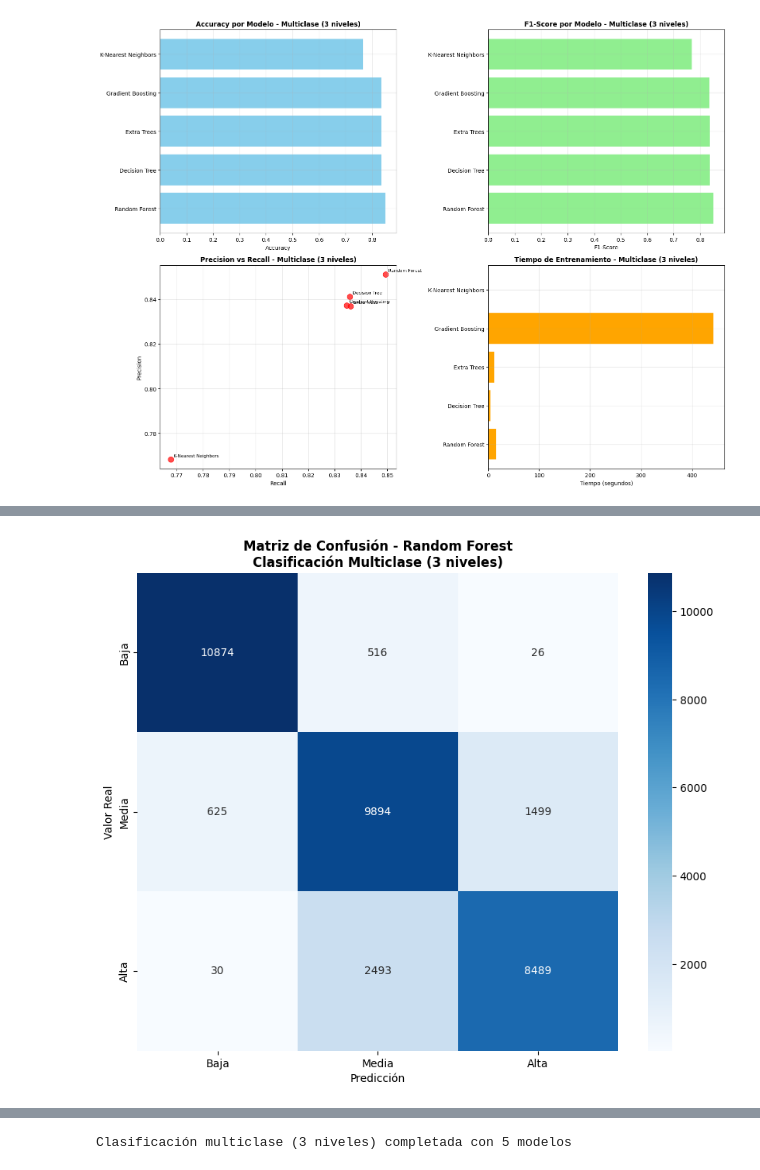
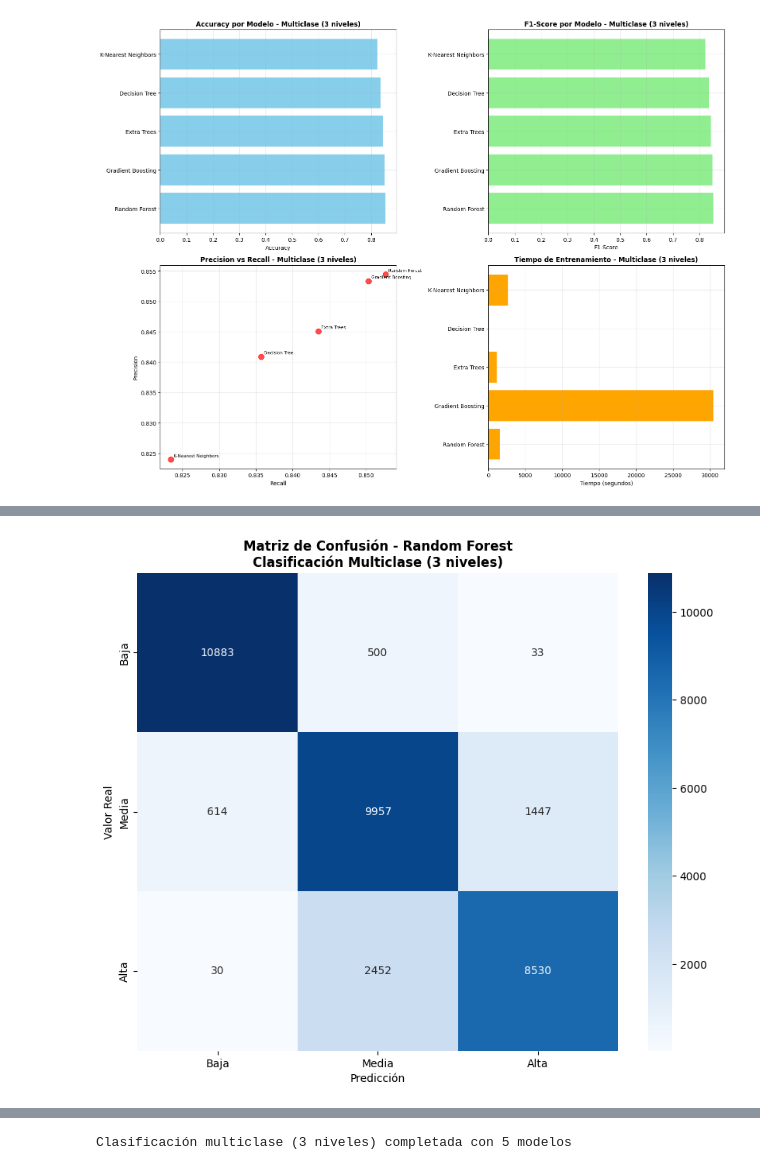
Before and after one commit to ALbertE03/predict-the-success-of-songs-on-digital-platforms, a Jupyter notebook: clasificacion_popularidad copy.ipynb, the cells around one changed output, grey strips where cells are left out. Drawn from its saved outputs; the diff is of its cells as text; code cells hidden in the pictures.

```diff
--- a/clasificacion_popularidad copy.ipynb
+++ b/clasificacion_popularidad copy.ipynb
@@ -55,11 +55,12 @@ df_processed['is_popular_binary'] = (df_processed['popularity'] > popularity_med
 # Usar terciles para dividir en 3 categorías
 terciles = df_processed['popularity'].quantile([0.33, 0.67])
 print(f"   - Terciles de popularidad: {terciles.values}")
-
+l = round(terciles.iloc[0]/10)*10
+r = round(terciles.iloc[1]/10)*10
 def categorize_popularity(popularity):
-    if popularity <= terciles[0.33]:
+    if popularity <= l:
         return 0  # Baja
-    elif popularity <= terciles[0.67]:
+    elif popularity <= r:
         return 1  # Media
     else:
         return 2  # Alta
@@ -355,67 +380,64 @@ Entrenando Random Forest...
 # %%
 # CLASIFICACIÓN MULTICLASE (3 NIVELES)
 
-
-multiclass3_results = []
+multiclass3_grid_results = []
 
 for model_name, model in base_models.items():
-    if model_name == 'Logistic Regression' or model_name=='Naive Bayes':
-        continue
     try:
-        result = evaluate_model(
-            model=model,
-            X_train=X_train_multi3,
-            X_test=X_test_multi3,
-            y_train=y_train_multi3,
-            y_test=y_test_multi3,
-            model_name=model_name,
-            task_type='multiclass',
-            _scaler=scaler1
-        )
-        multiclass3_results.append(result)
+        if model_name == 'Logistic Regression' or model_name=='Naive Bayes':
+            continue
 
+        result = grid_search_model(
+                model=model,
+                param_grid=param_grids[model_name],
+                X_train=X_train_multi3,
+                X_test=X_test_multi3,
+                y_train=y_train_multi3,
+                y_test=y_test_multi3,
+                model_name=model_name,
+                _scaler=scaler1
+            )
+        multiclass3_grid_results.append(result)
     except Exception as e:
-        print(f"   ❌ Error con {model_name}: {str(e)}")
+        print(f"Error con {model_name}: {str(e)}")
 
-multiclass3_df = pd.DataFrame([{
+multiclass3_grid_df = pd.DataFrame([{
     'Modelo': r['model_name'],
     'Accuracy': r['accuracy'],
     'Precision': r['precision'],
     'Recall': r['recall'],
     'F1-Score': r['f1_score'],
-    'Tiempo Entrenamiento (s)': r['training_time'],
-    'Tiempo Predicción (s)': r['prediction_time']
-} for r in multiclass3_results])
+    'CV Score': r['best_score'],
+    'Tiempo (s)': r['training_time']
+} for r in multiclass3_grid_results])
 
-multiclass3_df = multiclass3_df.sort_values('F1-Score', ascending=False).reset_index(drop=True)
-
-
-print(multiclass3_df.round(4))
-
+multiclass3_grid_df = multiclass3_grid_df.sort_values('F1-Score', ascending=False).reset_index(drop=True)
+print("RESULTADOS GRID SEARCH - CLASIFICACIÓN MULTICLASE (3 NIVELES):")
+print(multiclass3_grid_df.round(4))
 
 fig, axes = plt.subplots(2, 2, figsize=(16, 12))
 
-axes[0,0].barh(multiclass3_df['Modelo'], multiclass3_df['Accuracy'], color='skyblue')
+axes[0,0].barh(multiclass3_grid_df['Modelo'], multiclass3_grid_df['Accuracy'], color='skyblue')
 axes[0,0].set_title('Accuracy por Modelo - Multiclase (3 niveles)', fontweight='bold')
 axes[0,0].set_xlabel('Accuracy')
 axes[0,0].grid(True, alpha=0.3)
 
-axes[0,1].barh(multiclass3_df['Modelo'], multiclass3_df['F1-Score'], color='lightgreen')
+axes[0,1].barh(multiclass3_grid_df['Modelo'], multiclass3_grid_df['F1-Score'], color='lightgreen')
 axes[0,1].set_title('F1-Score por Modelo - Multiclase (3 niveles)', fontweight='bold')
 axes[0,1].set_xlabel('F1-Score')
 axes[0,1].grid(True, alpha=0.3)
 
-axes[1,0].scatter(multiclass3_df['Recall'], multiclass3_df['Precision'],
+axes[1,0].scatter(multiclass3_grid_df['Recall'], multiclass3_grid_df['Precision'],
                   s=100, alpha=0.7, c='red')
-for i, txt in enumerate(multiclass3_df['Modelo']):
-    axes[1,0].annotate(txt, (multiclass3_df['Recall'].iloc[i], multiclass3_df['Precision'].iloc[i]),
+for i, txt in enumerate(multiclass3_grid_df['Modelo']):
+    axes[1,0].annotate(txt, (multiclass3_grid_df['Recall'].iloc[i], multiclass3_grid_df['Precision'].iloc[i]),
                        xytext=(5, 5), textcoords='offset points', fontsize=8)
 axes[1,0].set_title('Precision vs Recall - Multiclase (3 niveles)', fontweight='bold')
 axes[1,0].set_xlabel('Recall')
 axes[1,0].set_ylabel('Precision')
 axes[1,0].grid(True, alpha=0.3)
 
-axes[1,1].barh(multiclass3_df['Modelo'], multiclass3_df['Tiempo Entrenamiento (s)'], color='orange')
+axes[1,1].barh(multiclass3_grid_df['Modelo'], multiclass3_grid_df['Tiempo (s)'], color='orange')
 axes[1,1].set_title('Tiempo de Entrenamiento - Multiclase (3 niveles)', fontweight='bold')
 axes[1,1].set_xlabel('Tiempo (segundos)')
 axes[1,1].grid(True, alpha=0.3)
@@ -424,14 +446,11 @@ plt.tight_layout()
 plt.show()
 
 
-best_multi3_model = multiclass3_results[0]['model_object']
-best_multi3_name = multiclass3_results[0]['model_name']
 
-
-for i,_ in enumerate(multiclass3_results):
+for i,_ in enumerate(multiclass3_grid_results):
     plt.figure(figsize=(10, 8))
-    cm = multiclass3_results[i]['confusion_matrix']
-    _name = multiclass3_results[i]['model_name']
+    cm = multiclass3_grid_results[i]['confusion_matrix']
+    _name = multiclass3_grid_results[i]['model_name']
     class_names = ['Baja', 'Media', 'Alta']
     sns.heatmap(cm, annot=True, fmt='d', cmap='Blues',
                 xticklabels=class_names,
@@ -439,12 +458,12 @@ for i,_ in enumerate(multiclass3_results):
     plt.title(f'Matriz de Confusión - {_name}\nClasificación Multiclase (3 niveles)', fontweight='bold')
     plt.ylabel('Valor Real')
     plt.xlabel('Predicción')
-    report = classification_report(y_test_multi3, multiclass3_results[i]['predictions'],
+    report = classification_report(y_test_multi3, multiclass3_grid_results[i]['predictions'],
                              target_names=class_names, digits=4)
     print(report)
     plt.show()
 
 
 
-print(f"\nClasificación multiclase (3 niveles) completada con {len(multiclass3_results)} modelos")
+print(f"\nClasificación multiclase (3 niveles) completada con {len(multiclass3_grid_results)} modelos")
 # %% [output]
@@ -468,3 +487,3 @@ Entrenando Extra Trees...
-[figure, old version]
+[figure, new version]
               precision    recall  f1-score   support
 
```
Also changed, not shown: parts of 21 cells of this notebook, 36 other files.
